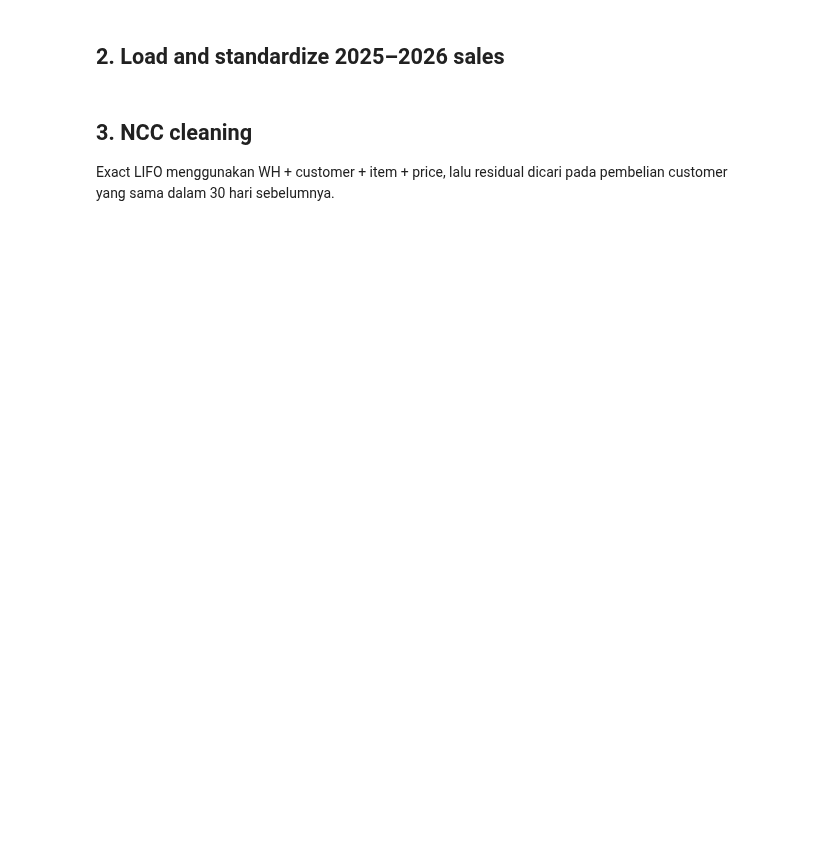
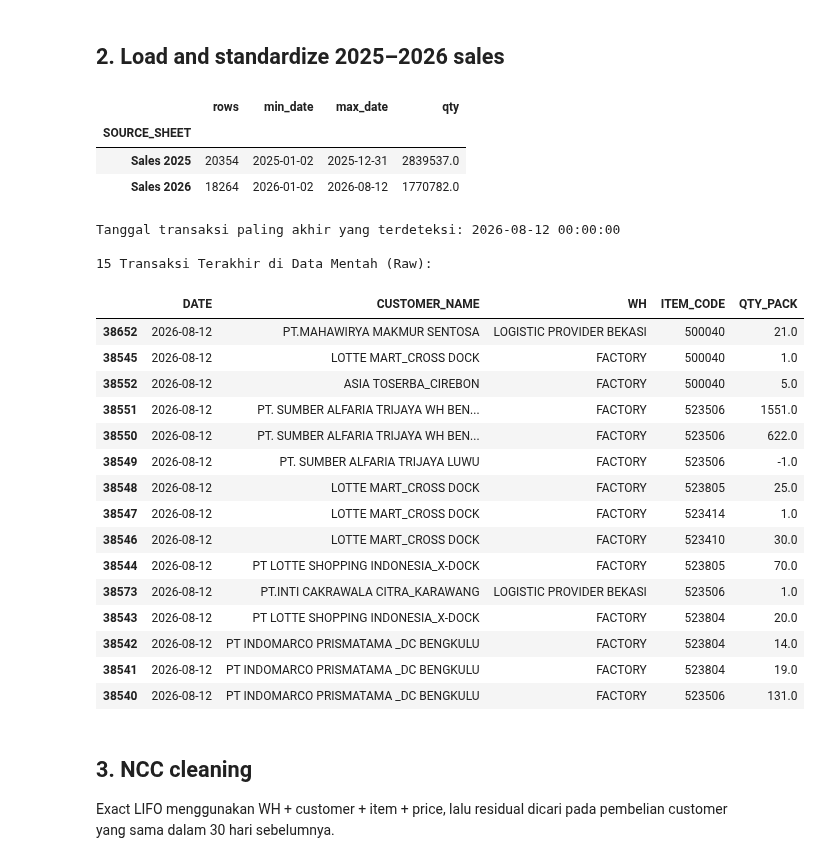
Before and after one commit to BuruhArloji/PythonDataScienceHandbook, a Jupyter notebook: MT_Weekly_Forecast_2026_08_17_2026_08_24.ipynb, the cells around one changed output. Cells and saved outputs as stored; diff of their text form; code cells hidden in the pictures; blank space fills up the shorter version.

```diff
--- a/MT_Weekly_Forecast_2026_08_17_2026_08_24.ipynb
+++ b/MT_Weekly_Forecast_2026_08_17_2026_08_24.ipynb
@@ -55,8 +84,62 @@ AssertionError: Sales tidak ditemukan: /content/drive/MyDrive/MT_Forecast/input/
 # %% [markdown]
 ## 2. Load and standardize 2025–2026 sales
 # %%
-raw = fp.load_sales_sources()
-raw.groupby('SOURCE_SHEET').agg(rows=('ROW_ID','size'), min_date=('DATE','min'), max_date=('DATE','max'), qty=('QTY_PACK','sum'))
+raw = fp.load_sales_sources(SALES_FILE)
+
+raw.groupby("SOURCE_SHEET").agg(
+    rows=("ROW_ID", "size"),
+    min_date=("DATE", "min"),
+    max_date=("DATE", "max"),
+    qty=("QTY_PACK", "sum"),
+)
+# %% [output]
+|  | rows | min_date | max_date | qty |
+| SOURCE_SHEET |  |  |  |  |
+| Sales 2025 | 20354 | 2025-01-02 | 2025-12-31 | 2839537.0 |
+| Sales 2026 | 18264 | 2026-01-02 | 2026-08-12 | 1770782.0 |
+# %%
+import pandas as pd
+import importlib
+
+# Memuat ulang data dari file untuk mendeteksi perubahan terbaru
+importlib.reload(fp)
+raw = fp.load_sales_sources(SALES_FILE)
+
+# Memeriksa data transaksi terakhir di sheet Sales 2026
+sales_2026 = raw[raw['SOURCE_SHEET'] == 'Sales 2026']
+max_date = sales_2026['DATE'].max()
+latest_transactions = sales_2026.sort_values('DATE', ascending=False).head(15)
+
+print(f"HASIL PENGECEKAN TERBARU:")
+print(f"Tanggal transaksi paling akhir yang terdeteksi: {max_date}")
+
+if max_date >= pd.Timestamp('2026-08-12'):
+    print("\n✅ Sukses! Data hingga 12 Agustus atau lebih baru sudah terdeteksi.")
+else:
+    print(f"\n⚠️ Perhatian: Data masih mentok di tanggal {max_date}. Pastikan file sudah di-save dan sinkronisasi Google Drive selesai.")
+
+print("\n15 Transaksi Terakhir di Data Mentah (Raw):")
+display(latest_transactions[['DATE', 'CUSTOMER_NAME', 'WH', 'ITEM_CODE', 'QTY_PACK']])
+# %% [output]
+Tanggal transaksi paling akhir yang terdeteksi: 2026-08-12 00:00:00
+
+15 Transaksi Terakhir di Data Mentah (Raw):
+|  | DATE | CUSTOMER_NAME | WH | ITEM_CODE | QTY_PACK |
+| 38652 | 2026-08-12 | PT.MAHAWIRYA MAKMUR SENTOSA | LOGISTIC PROVIDER BEKASI | 500040 | 21.0 |
+| 38545 | 2026-08-12 | LOTTE MART_CROSS DOCK | FACTORY | 500040 | 1.0 |
+| 38552 | 2026-08-12 | ASIA TOSERBA_CIREBON | FACTORY | 500040 | 5.0 |
+| 38551 | 2026-08-12 | PT. SUMBER ALFARIA TRIJAYA WH BEN... | FACTORY | 523506 | 1551.0 |
+| 38550 | 2026-08-12 | PT. SUMBER ALFARIA TRIJAYA WH BEN... | FACTORY | 523506 | 622.0 |
+| 38549 | 2026-08-12 | PT. SUMBER ALFARIA TRIJAYA LUWU | FACTORY | 523506 | -1.0 |
+| 38548 | 2026-08-12 | LOTTE MART_CROSS DOCK | FACTORY | 523805 | 25.0 |
+| 38547 | 2026-08-12 | LOTTE MART_CROSS DOCK | FACTORY | 523414 | 1.0 |
+| 38546 | 2026-08-12 | LOTTE MART_CROSS DOCK | FACTORY | 523410 | 30.0 |
+| 38544 | 2026-08-12 | PT LOTTE SHOPPING INDONESIA_X-DOCK | FACTORY | 523805 | 70.0 |
+| 38573 | 2026-08-12 | PT.INTI CAKRAWALA CITRA_KARAWANG | LOGISTIC PROVIDER BEKASI | 523506 | 1.0 |
+| 38543 | 2026-08-12 | PT LOTTE SHOPPING INDONESIA_X-DOCK | FACTORY | 523804 | 20.0 |
+| 38542 | 2026-08-12 | PT INDOMARCO PRISMATAMA _DC BENGKULU | FACTORY | 523804 | 14.0 |
+| 38541 | 2026-08-12 | PT INDOMARCO PRISMATAMA _DC BENGKULU | FACTORY | 523804 | 19.0 |
+| 38540 | 2026-08-12 | PT INDOMARCO PRISMATAMA _DC BENGKULU | FACTORY | 523506 | 131.0 |
 # %% [markdown]
 ## 3. NCC cleaning
 Exact LIFO menggunakan WH + customer + item + price, lalu residual dicari pada pembelian customer yang sama dalam 30 hari sebelumnya.
```
Also changed, not shown: parts of 40 cells of this notebook.
